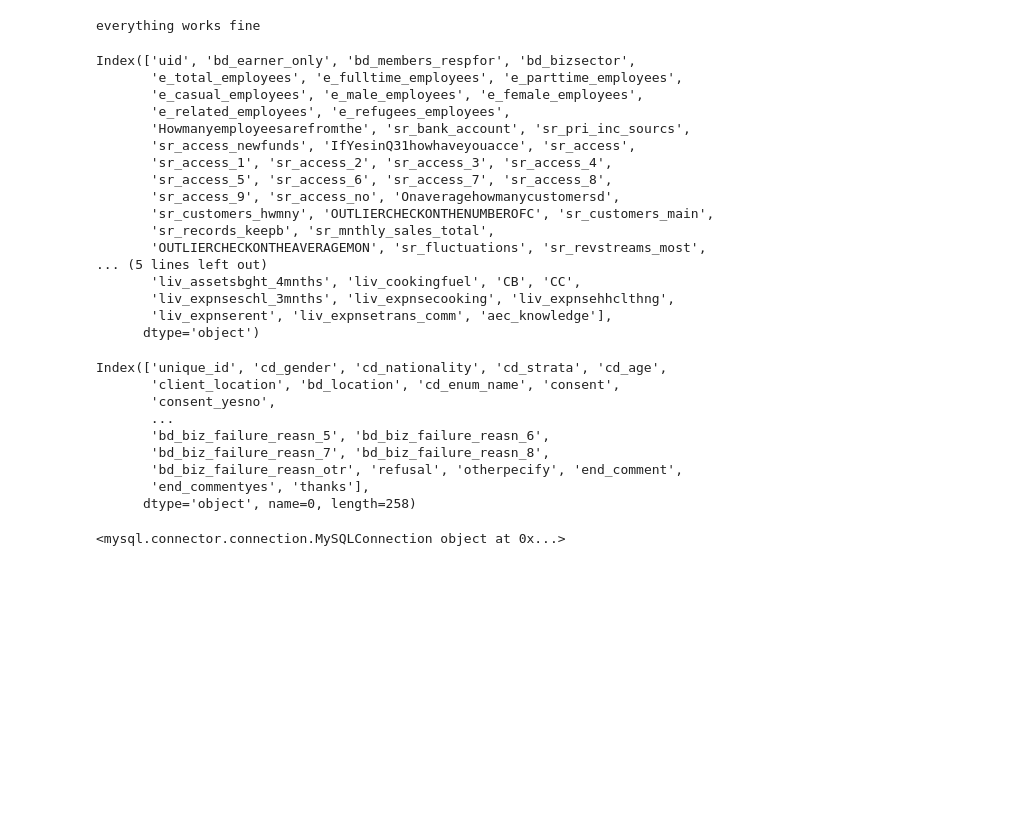
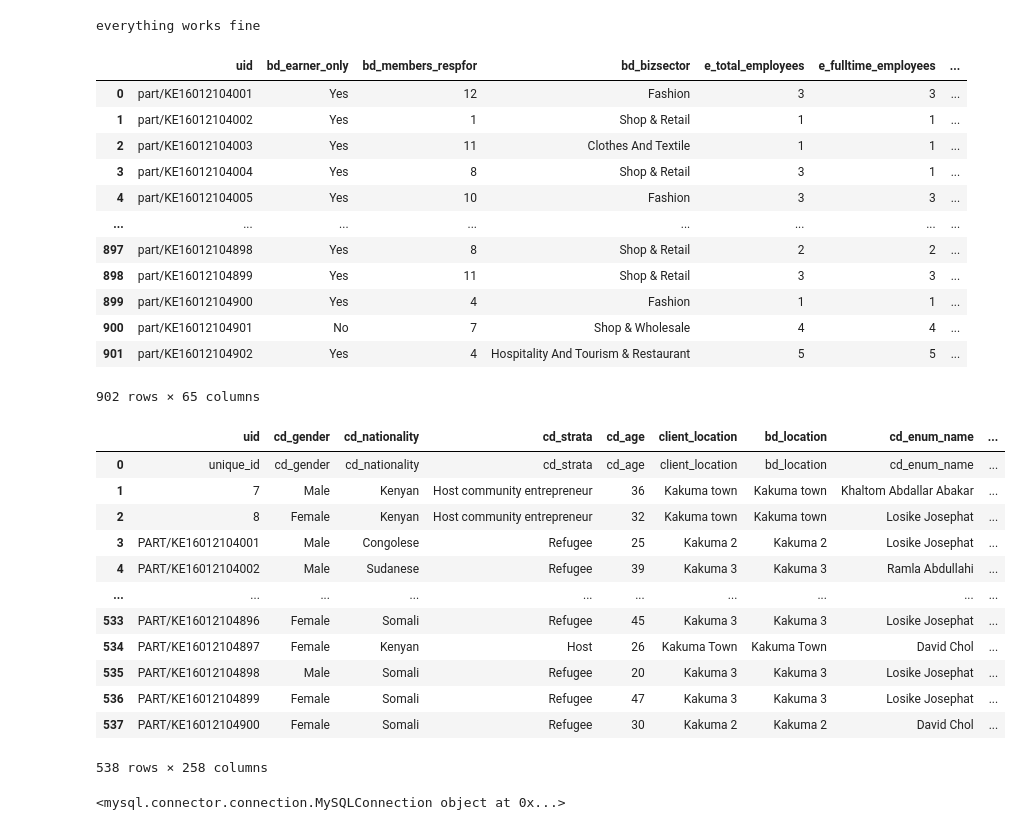
Before and after one commit to ellaty/inkomoko, a Jupyter notebook: firstTrial.ipynb, the cells around one changed output. Drawn from its saved outputs; the diff is of its cells as text; code cells hidden in the pictures; blank space fills up the shorter version.

```diff
--- a/firstTrial.ipynb
+++ b/firstTrial.ipynb
@@ -59,55 +59,59 @@ baseline = pd.DataFrame(baseline_values[1:], columns =baseline_values[0] )
 baseline['bd_bizsector']=baseline['bd_bizsector'].str.replace('â€“', '&', regex=True)
 
 
-baseline.columns
+baseline
 # %% [output]
+|  | uid | bd_earner_only | bd_members_respfor | bd_bizsector | e_total_employees | e_fulltime_employees | ... |
+| 0 | part/KE16012104001 | Yes | 12 | Fashion | 3 | 3 | ... |
+| 1 | part/KE16012104002 | Yes | 1 | Shop & Retail | 1 | 1 | ... |
+| 2 | part/KE16012104003 | Yes | 11 | Clothes And Textile | 1 | 1 | ... |
+| 3 | part/KE16012104004 | Yes | 8 | Shop & Retail | 3 | 1 | ... |
+| 4 | part/KE16012104005 | Yes | 10 | Fashion | 3 | 3 | ... |
+| ... | ... | ... | ... | ... | ... | ... | ... |
+| 897 | part/KE16012104898 | Yes | 8 | Shop & Retail | 2 | 2 | ... |
+| 898 | part/KE16012104899 | Yes | 11 | Shop & Retail | 3 | 3 | ... |
+| 899 | part/KE16012104900 | Yes | 4 | Fashion | 1 | 1 | ... |
+| 900 | part/KE16012104901 | No | 7 | Shop & Wholesale | 4 | 4 | ... |
+| 901 | part/KE16012104902 | Yes | 4 | Hospitality And Tourism & Restaurant | 5 | 5 | ... |
-Index(['uid', 'bd_earner_only', 'bd_members_respfor', 'bd_bizsector',
-       'e_total_employees', 'e_fulltime_employees', 'e_parttime_employees',
-       'e_casual_employees', 'e_male_employees', 'e_female_employees',
-       'e_related_employees', 'e_refugees_employees',
-       'Howmanyemployeesarefromthe', 'sr_bank_account', 'sr_pri_inc_sourcs',
-       'sr_access_newfunds', 'IfYesinQ31howhaveyouacce', 'sr_access',
-       'sr_access_1', 'sr_access_2', 'sr_access_3', 'sr_access_4',
-       'sr_access_5', 'sr_access_6', 'sr_access_7', 'sr_access_8',
-       'sr_access_9', 'sr_access_no', 'Onaveragehowmanycustomersd',
-       'sr_customers_hwmny', 'OUTLIERCHECKONTHENUMBEROFC', 'sr_customers_main',
-       'sr_records_keepb', 'sr_mnthly_sales_total',
-       'OUTLIERCHECKONTHEAVERAGEMON', 'sr_fluctuations', 'sr_revstreams_most',
-... (5 lines left out)
-       'liv_assetsbght_4mnths', 'liv_cookingfuel', 'CB', 'CC',
-       'liv_expnseschl_3mnths', 'liv_expnsecooking', 'liv_expnsehhclthng',
-       'liv_expnserent', 'liv_expnsetrans_comm', 'aec_knowledge'],
-      dtype='object')
+902 rows × 65 columns
 # %%
 #open the second sheet
 #opening the worksheet by using worksheet Id
 workbook_baseline = gc.open('endline')
 
 #Selecting which sheet to pull the data from
 sheet = workbook_baseline.worksheet('Kak_endline')
 
 #pulling all the data and transforming it into a data frame
 endline_values = sheet.get_all_values()
 
 endline =pd.DataFrame(endline_values)
 
 #fixing the column names issue with the endline data frame
 endline.columns = endline.iloc[0]
 
 endline.columns
 
+#get all the columns of the endline dataset
+endline.rename(columns = {'unique_id':'uid'}, inplace = True)
+endline
+
 # baseline = pd.DataFrame(baseline_values[1:], columns =baseline_values[0] )
 # baseline['bd_bizsector']=baseline['bd_bizsector'].str.replace('â€“', '&', regex=True)
 # %% [output]
+|  | uid | cd_gender | cd_nationality | cd_strata | cd_age | client_location | bd_location | cd_enum_name | ... |
+| 0 | unique_id | cd_gender | cd_nationality | cd_strata | cd_age | client_location | bd_location | cd_enum_name | ... |
+| 1 | 7 | Male | Kenyan | Host community entrepreneur | 36 | Kakuma town | Kakuma town | Khaltom Abdallar Abakar | ... |
+| 2 | 8 | Female | Kenyan | Host community entrepreneur | 32 | Kakuma town | Kakuma town | Losike Josephat | ... |
+| 3 | PART/KE16012104001 | Male | Congolese | Refugee | 25 | Kakuma 2 | Kakuma 2 | Losike Josephat | ... |
+| 4 | PART/KE16012104002 | Male | Sudanese | Refugee | 39 | Kakuma 3 | Kakuma 3 | Ramla Abdullahi | ... |
+| ... | ... | ... | ... | ... | ... | ... | ... | ... | ... |
+| 533 | PART/KE16012104896 | Female | Somali | Refugee | 45 | Kakuma 3 | Kakuma 3 | Losike Josephat | ... |
+| 534 | PART/KE16012104897 | Female | Kenyan | Host | 26 | Kakuma Town | Kakuma Town | David Chol | ... |
+| 535 | PART/KE16012104898 | Male | Somali | Refugee | 20 | Kakuma 3 | Kakuma 3 | Losike Josephat | ... |
+| 536 | PART/KE16012104899 | Female | Somali | Refugee | 47 | Kakuma 3 | Kakuma 3 | Losike Josephat | ... |
+| 537 | PART/KE16012104900 | Female | Somali | Refugee | 30 | Kakuma 2 | Kakuma 2 | David Chol | ... |
-Index(['unique_id', 'cd_gender', 'cd_nationality', 'cd_strata', 'cd_age',
-       'client_location', 'bd_location', 'cd_enum_name', 'consent',
-       'consent_yesno',
-       ...
-       'bd_biz_failure_reasn_5', 'bd_biz_failure_reasn_6',
-       'bd_biz_failure_reasn_7', 'bd_biz_failure_reasn_8',
-       'bd_biz_failure_reasn_otr', 'refusal', 'otherpecify', 'end_comment',
-       'end_commentyes', 'thanks'],
-      dtype='object', name=0, length=258)
+538 rows × 258 columns
 # %%
 #connecting to an online database
 #link to the db:https://console.clever-cloud.com/users/me/addons/addon_3fc3593f-4139-486e-b220-e7d938b9628a
```
Also changed, not shown: parts of 11 cells of this notebook, 1 other file.
